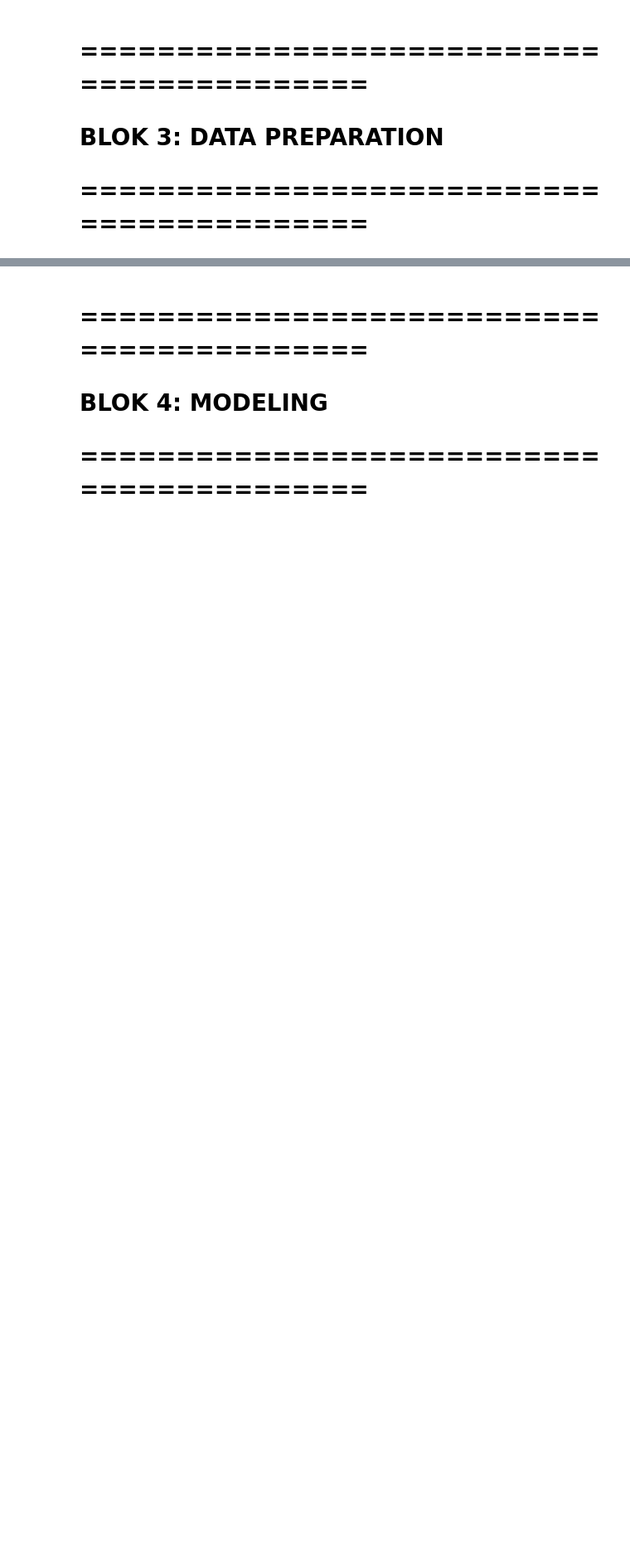
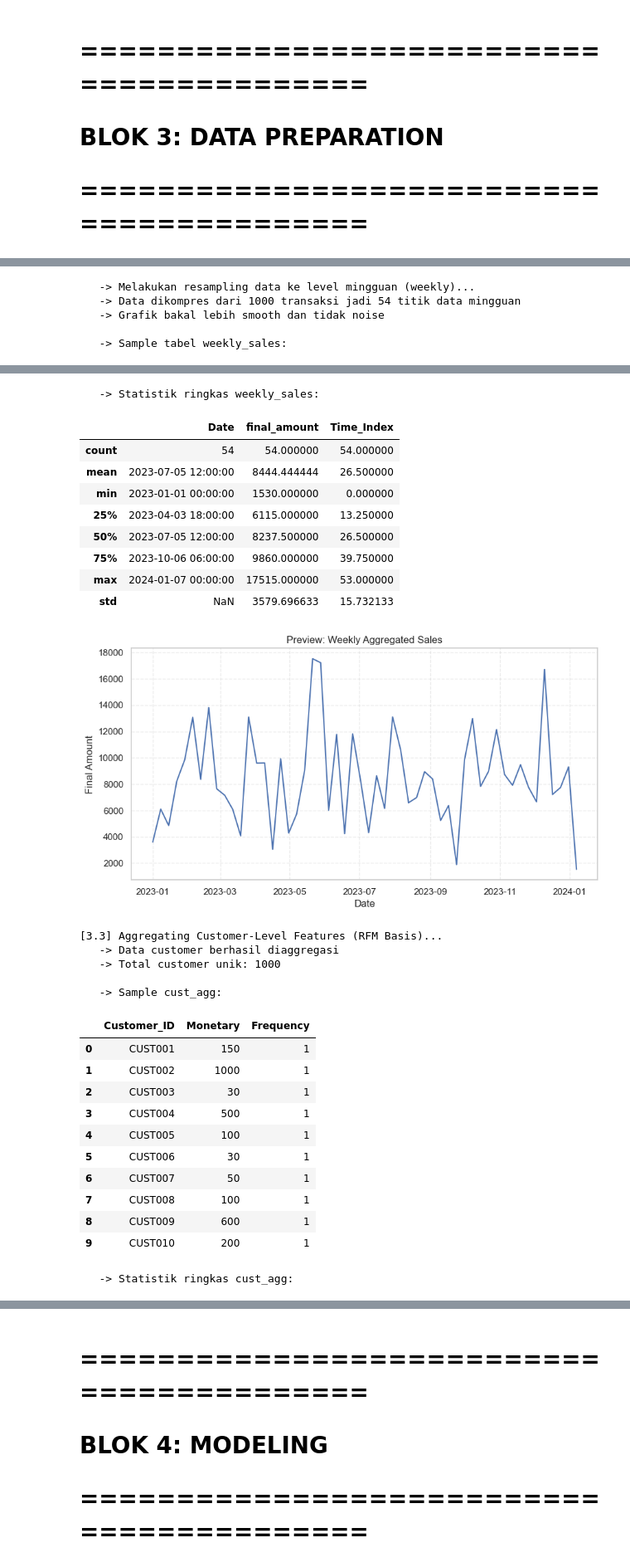
Before and after one commit to akhdanrgya/Tubes-DWBI, a Jupyter notebook: TUBES_DWBI.ipynb, the cells around one changed output, grey strips where cells are left out. Shown at 83% size. Saved outputs shown, nothing was run; the diff lists cells and outputs as text; code cells hidden in the pictures; blank space fills up the shorter version.

Commit message:
Data minang gas

```diff
--- a/TUBES_DWBI.ipynb
+++ b/TUBES_DWBI.ipynb
@@ -139,19 +306,51 @@ print("   -> Diagram Anomali (Boxplot) & Distribusi Ditampilkan.")
 # %%
 print("[3.2] Constructing Data (Resampling to Weekly)...")
 
+print("   -> Sorting data berdasarkan kolom Date...")
 df_sorted = df.set_index('Date').sort_index()
+
+print("   -> Sample data setelah sorting:")
+display(df_sorted.head(10))
+
+print("\n   -> Melakukan resampling data ke level mingguan (weekly)...")
 
 weekly_sales = df_sorted.resample('W')['final_amount'].sum().reset_index()
 
 weekly_sales['Time_Index'] = range(len(weekly_sales))
 
-print(f"   -> Data dikompres dari {len(df)} transaksi jadi {len(weekly_sales)} titik data mingguan.")
-print("   -> Grafik bakal lebih smooth (anti-spike).")
+print(f"   -> Data dikompres dari {len(df)} transaksi jadi {len(weekly_sales)} titik data mingguan")
+print("   -> Grafik bakal lebih smooth dan tidak noise")
+
+print("\n   -> Sample tabel weekly_sales:")
+display(weekly_sales.head(10))
+
+print("\n   -> Statistik ringkas weekly_sales:")
+display(weekly_sales.describe())
+
+
+plt.figure(figsize=(10,5))
+plt.plot(weekly_sales['Date'], weekly_sales['final_amount'])
+plt.title("Preview: Weekly Aggregated Sales")
+plt.xlabel("Date")
+plt.ylabel("Final Amount")
+plt.grid(True, linestyle='--', alpha=0.4)
+plt.show()
+
+print("\n[3.3] Aggregating Customer-Level Features (RFM Basis)...")
 
 cust_agg = df.groupby('Customer ID').agg({
     'final_amount': 'sum',
     'fact_id': 'count'
 }).reset_index()
 cust_agg.columns = ['Customer_ID', 'Monetary', 'Frequency']
+
+print("   -> Data customer berhasil diaggregasi")
+print(f"   -> Total customer unik: {cust_agg.shape[0]}")
+
+print("\n   -> Sample cust_agg:")
+display(cust_agg.head(10))
+
+print("\n   -> Statistik ringkas cust_agg:")
+display(cust_agg.describe())
 # %% [output]
 [3.2] Constructing Data (Resampling to Weekly)...
@@ -159,0 +371,5 @@ cust_agg.columns = ['Customer_ID', 'Monetary', 'Frequency']
+   -> Melakukan resampling data ke level mingguan (weekly)...
+   -> Data dikompres dari 1000 transaksi jadi 54 titik data mingguan
+   -> Grafik bakal lebih smooth dan tidak noise
+
+   -> Sample tabel weekly_sales:
@@ -159,0 +387,28 @@ cust_agg.columns = ['Customer_ID', 'Monetary', 'Frequency']
+   -> Statistik ringkas weekly_sales:
+|  | Date | final_amount | Time_Index |
+| count | 54 | 54.000000 | 54.000000 |
+| mean | 2023-07-05 12:00:00 | 8444.444444 | 26.500000 |
+| min | 2023-01-01 00:00:00 | 1530.000000 | 0.000000 |
+| 25% | 2023-04-03 18:00:00 | 6115.000000 | 13.250000 |
+| 50% | 2023-07-05 12:00:00 | 8237.500000 | 26.500000 |
+| 75% | 2023-10-06 06:00:00 | 9860.000000 | 39.750000 |
+| max | 2024-01-07 00:00:00 | 17515.000000 | 53.000000 |
+| std | NaN | 3579.696633 | 15.732133 |
+[figure, added]
+[3.3] Aggregating Customer-Level Features (RFM Basis)...
+   -> Data customer berhasil diaggregasi
+   -> Total customer unik: 1000
+
+   -> Sample cust_agg:
+|  | Customer_ID | Monetary | Frequency |
+| 0 | CUST001 | 150 | 1 |
+| 1 | CUST002 | 1000 | 1 |
+| 2 | CUST003 | 30 | 1 |
+| 3 | CUST004 | 500 | 1 |
+| 4 | CUST005 | 100 | 1 |
+| 5 | CUST006 | 30 | 1 |
+| 6 | CUST007 | 50 | 1 |
+| 7 | CUST008 | 100 | 1 |
+| 8 | CUST009 | 600 | 1 |
+| 9 | CUST010 | 200 | 1 |
+   -> Statistik ringkas cust_agg:
```
Also changed, not shown: parts of 4 cells of this notebook.
